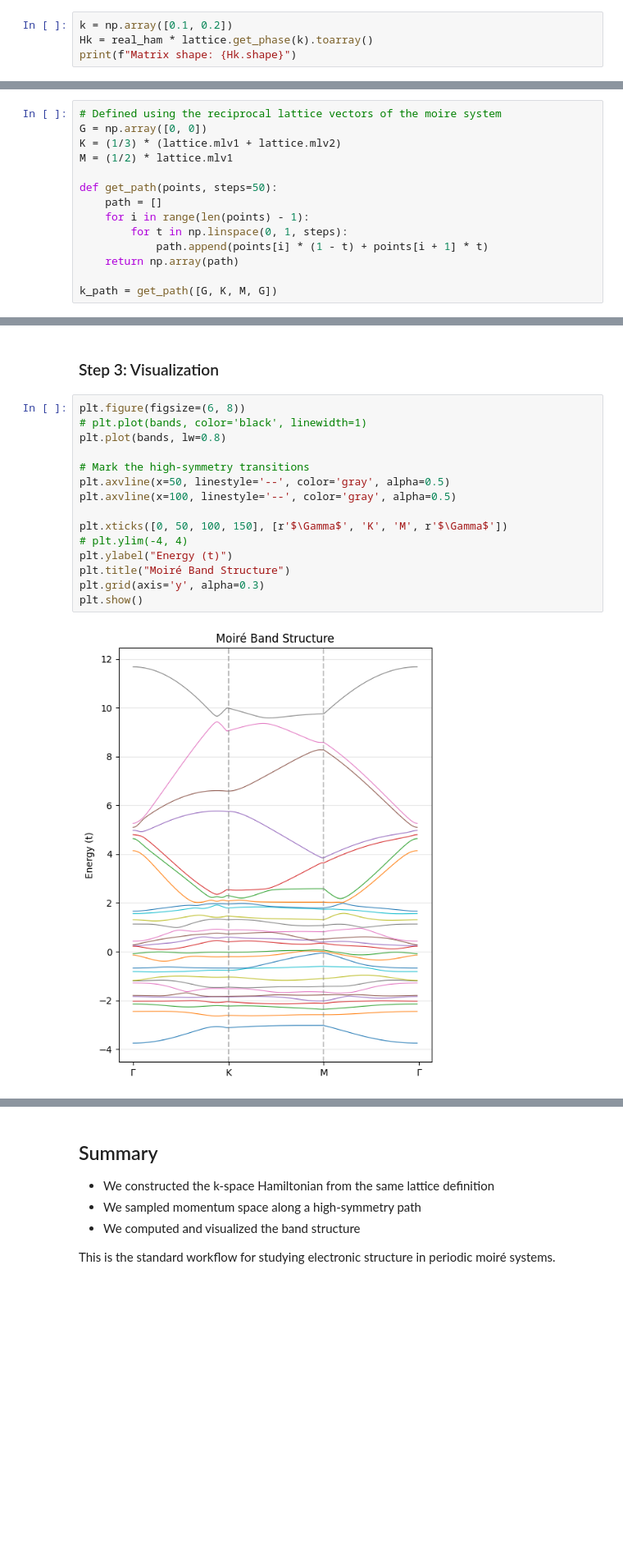
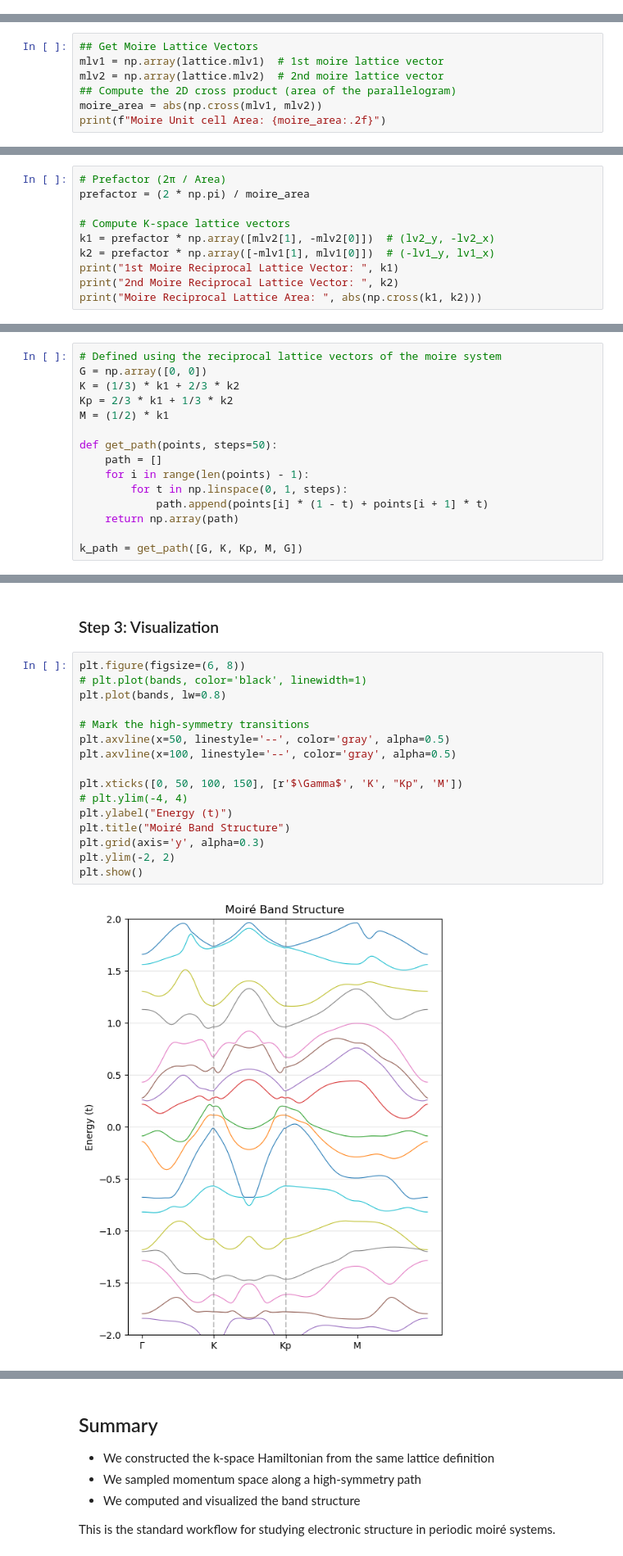
Before and after one commit to jabed-umar/MoirePy, a Jupyter notebook: docs/getting_started/k_space_hamiltonian.ipynb, the cells around one changed output, grey strips where cells are left out. Shown at 82% size. Cells and saved outputs as stored; diff of their text form; blank space fills up the shorter version.

Commit message:
k space and DoS issue fixed

```diff
--- a/docs/getting_started/k_space_hamiltonian.ipynb
+++ b/docs/getting_started/k_space_hamiltonian.ipynb
@@ -37,7 +37,3 @@ real_ham = lattice.generate_hamiltonian(
 # %% [markdown]
 !!! note
     we convert it to a dense array and take only the real part because the system size is small and the hamiltonian is purely real in this case. For larger systems, it is recommended to work with sparse matrices to save memory and computational resources. While the real-space hopping matrix is real, the k-space Hamiltonian is Hermitian and complex in general.
-# %%
-k = np.array([0.1, 0.2])
-Hk = real_ham * lattice.get_phase(k).toarray()
-print(f"Matrix shape: {Hk.shape}")
@@ -45,0 +40,7 @@ Matrix shape: (28, 28)
+# %%
+## Get Moire Lattice Vectors
+mlv1 = np.array(lattice.mlv1)  # 1st moire lattice vector
+mlv2 = np.array(lattice.mlv2)  # 2nd moire lattice vector
+## Compute the 2D cross product (area of the parallelogram)
+moire_area = abs(np.cross(mlv1, mlv2))
+print(f"Moire Unit cell Area: {moire_area:.2f}")
@@ -45,0 +49,10 @@ Matrix shape: (28, 28)
+# %%
+# Prefactor (2π / Area)
+prefactor = (2 * np.pi) / moire_area
+
+# Compute K-space lattice vectors
+k1 = prefactor * np.array([mlv2[1], -mlv2[0]])  # (lv2_y, -lv2_x)
+k2 = prefactor * np.array([-mlv1[1], mlv1[0]])  # (-lv1_y, lv1_x)
+print("1st Moire Reciprocal Lattice Vector: ", k1)
+print("2nd Moire Reciprocal Lattice Vector: ", k2)
+print("Moire Reciprocal Lattice Area: ", abs(np.cross(k1, k2)))
@@ -66,8 +83,9 @@ We sample the zone by interpolating between High-Symmetry points ($\Gamma$, $K$,
 # %%
 # Defined using the reciprocal lattice vectors of the moire system
 G = np.array([0, 0])
-K = (1/3) * (lattice.mlv1 + lattice.mlv2)
-M = (1/2) * lattice.mlv1
+K = (1/3) * k1 + 2/3 * k2
+Kp = 2/3 * k1 + 1/3 * k2
+M = (1/2) * k1
 
 def get_path(points, steps=50):
     path = []
@@ -76,7 +94,7 @@ def get_path(points, steps=50):
             path.append(points[i] * (1 - t) + points[i + 1] * t)
     return np.array(path)
 
-k_path = get_path([G, K, M, G])
+k_path = get_path([G, K, Kp, M, G])
 # %% [markdown]
 ### Step 2: Find eigenvalues of hamiltonian at each k-point
 
@@ -96,19 +114,20 @@ bands = np.array(bands)
 # %%
 plt.figure(figsize=(6, 8))
 # plt.plot(bands, color='black', linewidth=1)
 plt.plot(bands, lw=0.8)
 
 # Mark the high-symmetry transitions
 plt.axvline(x=50, linestyle='--', color='gray', alpha=0.5)
 plt.axvline(x=100, linestyle='--', color='gray', alpha=0.5)
 
-plt.xticks([0, 50, 100, 150], [r'$\Gamma$', 'K', 'M', r'$\Gamma$'])
+plt.xticks([0, 50, 100, 150], [r'$\Gamma$', 'K', "Kp", 'M'])
 # plt.ylim(-4, 4)
 plt.ylabel("Energy (t)")
 plt.title("Moiré Band Structure")
 plt.grid(axis='y', alpha=0.3)
+plt.ylim(-2, 2)
 plt.show()
 # %% [output]
-[figure, old version]
+[figure, new version]
 # %% [markdown]
 !!! note
```
Also changed, not shown: parts of 5 cells of this notebook, 2 other files.
